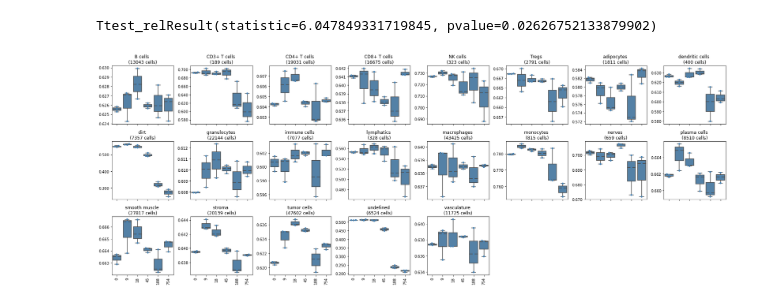
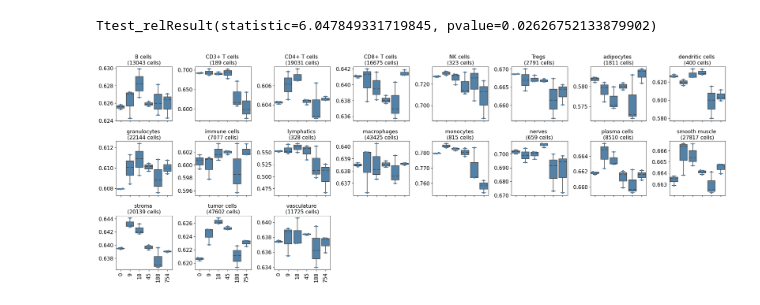
Before and after one commit to theislab/ncem, a Jupyter notebook: model_benchmarks_interactions.ipynb, the cells around one changed output. Saved outputs shown, nothing was run; the diff lists cells and outputs as text; code cells hidden in the pictures.

```diff
--- a/model_benchmarks_interactions.ipynb
+++ b/model_benchmarks_interactions.ipynb
@@ -398,11 +577,13 @@ print(ttest_rel(interaction_test_r2, baseline_test_r2))
 Ttest_relResult(statistic=6.047849331719845, pvalue=0.02626752133879902)
 # %%
 gs_linear.load_target_cell_evaluation()
+gs_linear.target_cell_table = gs_linear.target_cell_table[gs_linear.target_cell_table['target_cell'] != 'undefined']
+gs_linear.target_cell_table = gs_linear.target_cell_table[gs_linear.target_cell_table['target_cell'] != 'dirt']
 
 gs_linear.plot_target_cell_evaluation(
     metric_show="r_squared_linreg",
     metric_select="r_squared_linreg",
     param_x="um_radius",
 )
 # %% [output]
-[figure, old version]
+[figure, new version]
```
Also changed, not shown: parts of 22 cells of this notebook, 10 other files.
